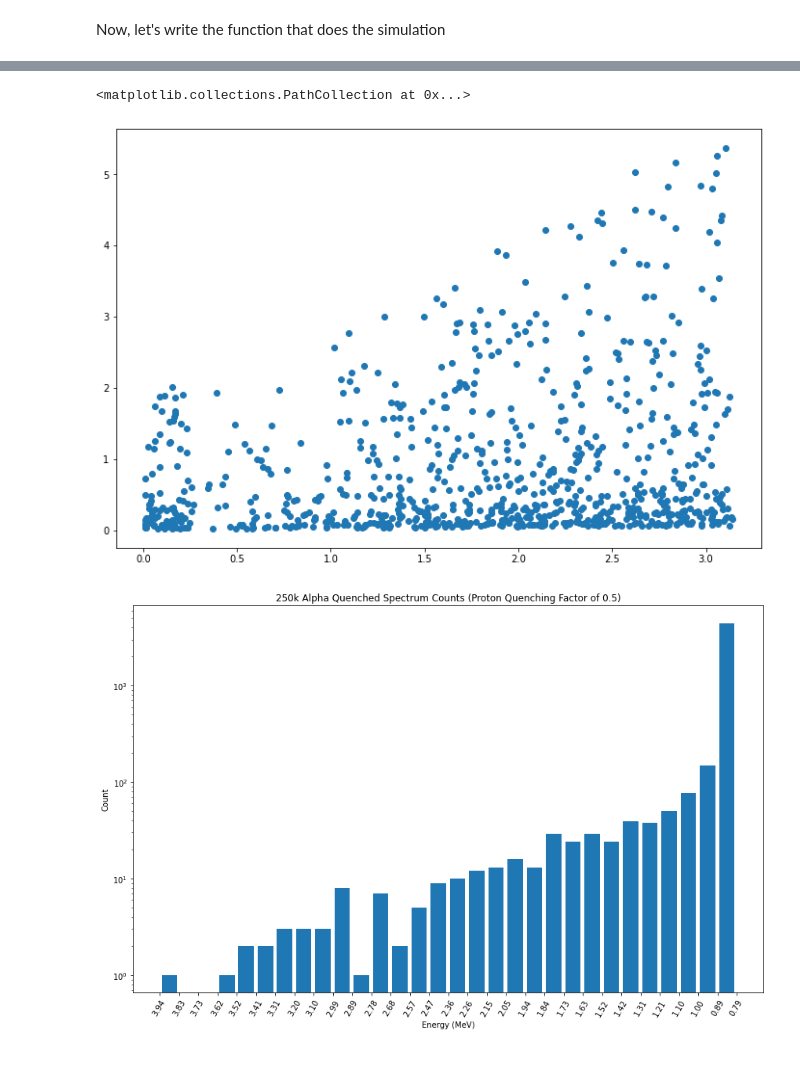
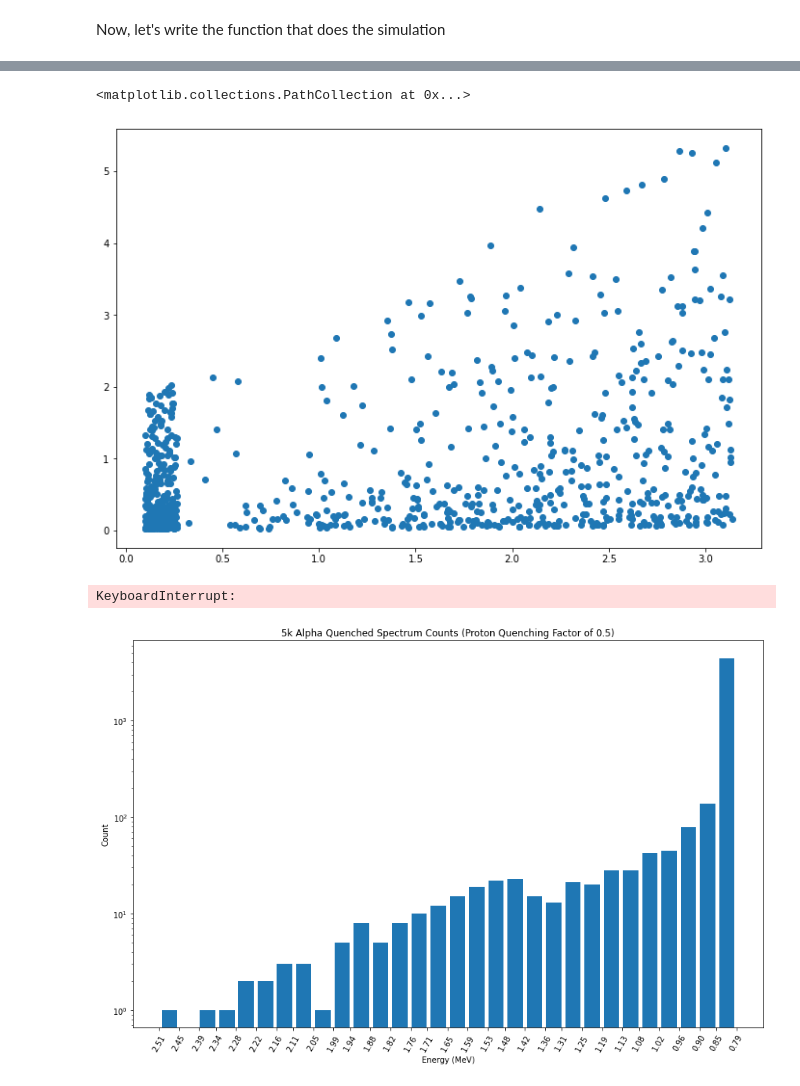
Before and after one commit to ddrobner/scatteringsim, a Jupyter notebook: scatteringsim.ipynb, the cells around one changed output, grey strips where cells are left out. Saved outputs shown, nothing was run; the diff lists cells and outputs as text; code cells hidden in the pictures.

```diff
--- a/scatteringsim.ipynb
+++ b/scatteringsim.ipynb
@@ -218,29 +218,6 @@ def stp_interp(e, stp=stoppingpowers):
 Here we define a function to compute the scattering probability for each event
 
 *NB:* See http://hyperphysics.phy-astr.gsu.edu/hbase/Nuclear/crosec2.html#c1
-# %%
-def scattering_probability(ke, dx, density=0.8652, mol_wt = 246.43):
-    sample_dim = 1 # cm
-
-    N_A = 6.02214E23 # mol^-1, avogadro's constant
-    rho = density # g/cm^3, see above
-    #n = ((N_A/mol_wt) * rho)*(sample_dim**2)*dx
-    n = N_A/(mol_wt) * dx * rho
-    Z = 1
-
-    D = ((197.3/137) * (2*Z)/ke)*1E-15
-    # the 140.646 comes from integrating the differential cx expression in
-    # 02_rutherford
-    # here we only account for scattering > 10 degrees (around 0.1745 rad)
-    sigma = 4E6*4*np.pi*np.power(D, 2)
-    #print(sigma*10E24)
-    #sigma = 524.582*4*np.pi*np.power(D, 2)
-    # total particle effective area
-    eff_a = sigma*n
-
-    # the total area
-    total_a = sample_dim**2
-    return eff_a/total_a
 # %% [markdown]
 Let's re-do the scattering probability. For now, we're going to use some
 experimental results and see if we have to rework that later.
@@ -301,26 +278,26 @@ def diff_cx(theta, ke, fname="diffcx_2p02MeV.csv") -> np.float64:
             # for low scattering angles which we don't have better data for
             # (ie. below 12 degrees )
             # nvm 1/x makes a lot more sense here lol
-            return 2*np.pi*(1/theta) + 9.043
-        elif theta < exp_cx["theta"][k+1] and theta >= exp_cx['theta'][k]:
+            return 2*np.pi*((1/theta) + 9.043)
+        elif theta <= exp_cx["theta"][k+1] and theta >= exp_cx['theta'][k]:
             theta_low = exp_cx['theta'][k]
             cx_low = exp_cx['sigma'][k]
             theta_high = exp_cx['theta'][k]
             cx_high = exp_cx['sigma'][k]
-            return ((cx_high - cx_low)/(theta_high - theta_low + 0.001))*theta*2*np.pi
+            return 2*np.pi*((cx_high - cx_low)/(theta_high - theta_low + 0.01))*theta
         else:
-            return (list(exp_cx['sigma'])[-1]/list(exp_cx['sigma'])[-1])*theta*2*np.pi
+            return 2*np.pi*((list(exp_cx['sigma'])[-1] - list(exp_cx['sigma'])[-2])/(list(exp_cx['theta'])[-1] - list(exp_cx['theta'])[-2]))*theta
 
 
 def scaled_diff_cx(theta, ke):
     # luckily, our differential crossection s a decreasing function on the interval we care about
     # so, we just take the left endpoint as our x-value
-    theta_min = 0.01
+    theta_min = 0.1
     scale = 1/(diff_cx(theta_min, ke))
     return diff_cx(theta,ke)*scale
 
 def scattering_angle(ke):
-    theta_min = 0.01
+    theta_min = 0.1
     while True:
         # first we sample from a uniform distribution of valid x-values
         xsample = random.uniform(theta_min, np.pi)
@@ -564,7 +525,7 @@ protone_e = [x[0][1] for x in protone]
 plt.scatter(protone_ang, protone_e)
 # %% [output]
 <matplotlib.collections.PathCollection at 0x...>
-[figure, old version]
+[figure, new version]
 # %%
 """
 with Pool(floor(cpu_count()*(2/3))) as p:
@@ -575,6 +536,8 @@ q_spec = [l for ls in q_spec for l  in ls]
 """
 
 q_spec = [quenched_spectrum(s, 0.5) for s in sim_data]
+# %% [output]
+KeyboardInterrupt:
 # %%
 q_spec = [l
           for ls in q_spec
@@ -583,24 +546,24 @@ q_spec = [l
 # %%
 #quenched_spectrum_counts = BinnedCountData(25, startpoint=min(q_spec), endpoint=max(q_spec))
 #quenched_spectrum_counts.add_count_by_list(q_spec)
 #plt.hist(quenched_spectrum_counts.bin_edges[:-1],
 #quenched_spectrum_counts.bin_edges, weights=quenched_spectrum_counts.counts,
 #rwidth=0.8)
 counts, bins = np.histogram(q_spec, 30)
 plt.hist(bins[:-1], bins, weights=counts, rwidth=0.8)
 #plt.bar(bins[:-1], counts, width=0.8, align='center')
 plt.yscale('log')
 plt.xticks([round(i, 2) for i in bins])
 plt.xticks(rotation=60)
 plt.ticklabel_format(style='plain', axis='x')
 plt.gcf().axes[0].xaxis.get_major_formatter().set_scientific(False)
 plt.gca().invert_xaxis()
 #plt.gca().xaxis.set_major_locator(tck.MultipleLocator(base=0.1))
-plt.title("250k Alpha Quenched Spectrum Counts (Proton Quenching Factor of 0.5)")
+plt.title("5k Alpha Quenched Spectrum Counts (Proton Quenching Factor of 0.5)")
 plt.xlabel("Energy (MeV)")
 plt.ylabel("Count")
 plt.tight_layout()
-plt.savefig("q_spec_negsoln_5k_alphas_b_newcx_largerange.jpg")
+plt.savefig("q_spec_negsoln_5k_alphas_b_newcx_rev2_0p1toPi.jpg")
 plt.show()
 # %% [output]
-[figure, old version]
+[figure, new version]
```
Also changed, not shown: parts of 5 cells of this notebook.
